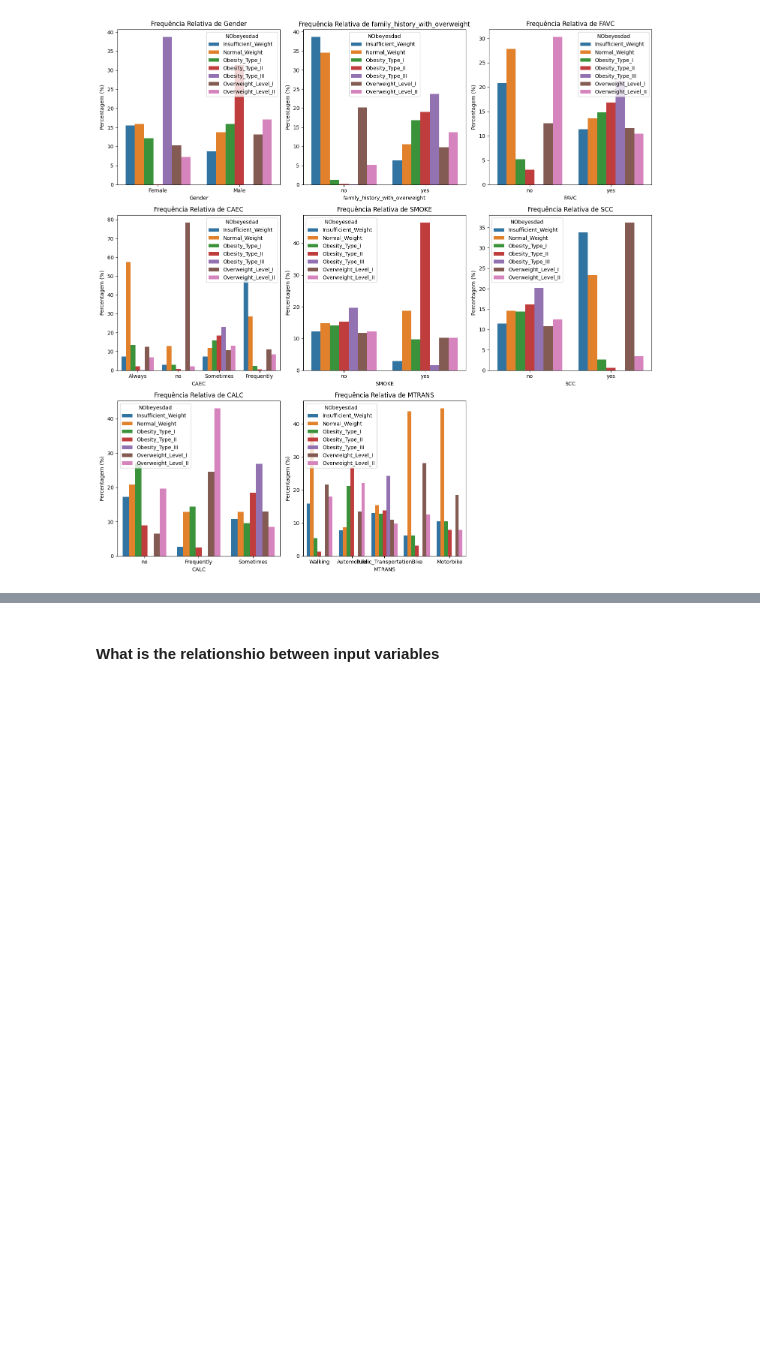
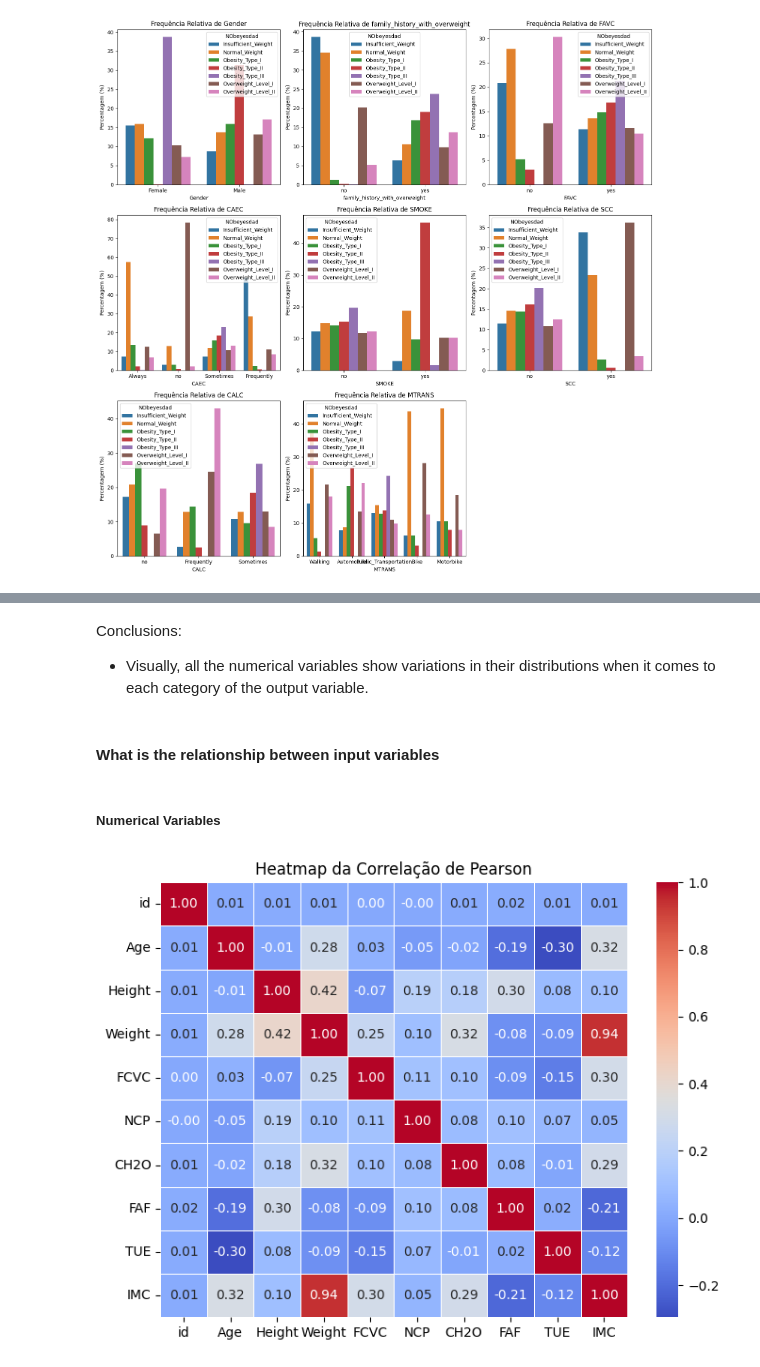
Before and after one commit to MariaLuizaCw/data-mining, a Jupyter notebook: project1/obesity.ipynb, the cells around one changed output, grey strips where cells are left out. Cells and saved outputs as stored; diff of their text form; code cells hidden in the pictures; blank space fills up the shorter version.

```diff
--- a/project1/obesity.ipynb
+++ b/project1/obesity.ipynb
@@ -158,2 +256,24 @@ plot_categorical_with_hue(df, 'NObeyesdad')
+# %% [markdown]
+Conclusions:
+
+- Visually, all the numerical variables show variations in their distributions when it comes to each category of the output variable.
 # %% [markdown]
-#### What is the relationshio between input variables
+#### What is the relationship between input variables
+# %% [markdown]
+##### Numerical Variables
+# %%
+# Normalização dos dados
+scaler = StandardScaler()
+df_to_scale = df.loc[:, df.select_dtypes(include=[np.number]).columns]
+df_normalized = pd.DataFrame(scaler.fit_transform(df_to_scale), columns=df.select_dtypes(include=[np.number]).columns)
+
+# Cálculo da correlação de Pearson
+correlation_matrix = df_normalized.corr()
+
+# Plotando o heatmap da correlação
+plt.figure(figsize=(8, 6))
+sns.heatmap(correlation_matrix, annot=True, cmap='coolwarm', fmt=".2f", linewidths=.5)
+plt.title('Heatmap da Correlação de Pearson')
+plt.show()
+# %% [output]
+[figure, added]
```
Also changed, not shown: parts of 47 cells of this notebook, 1 other file.
